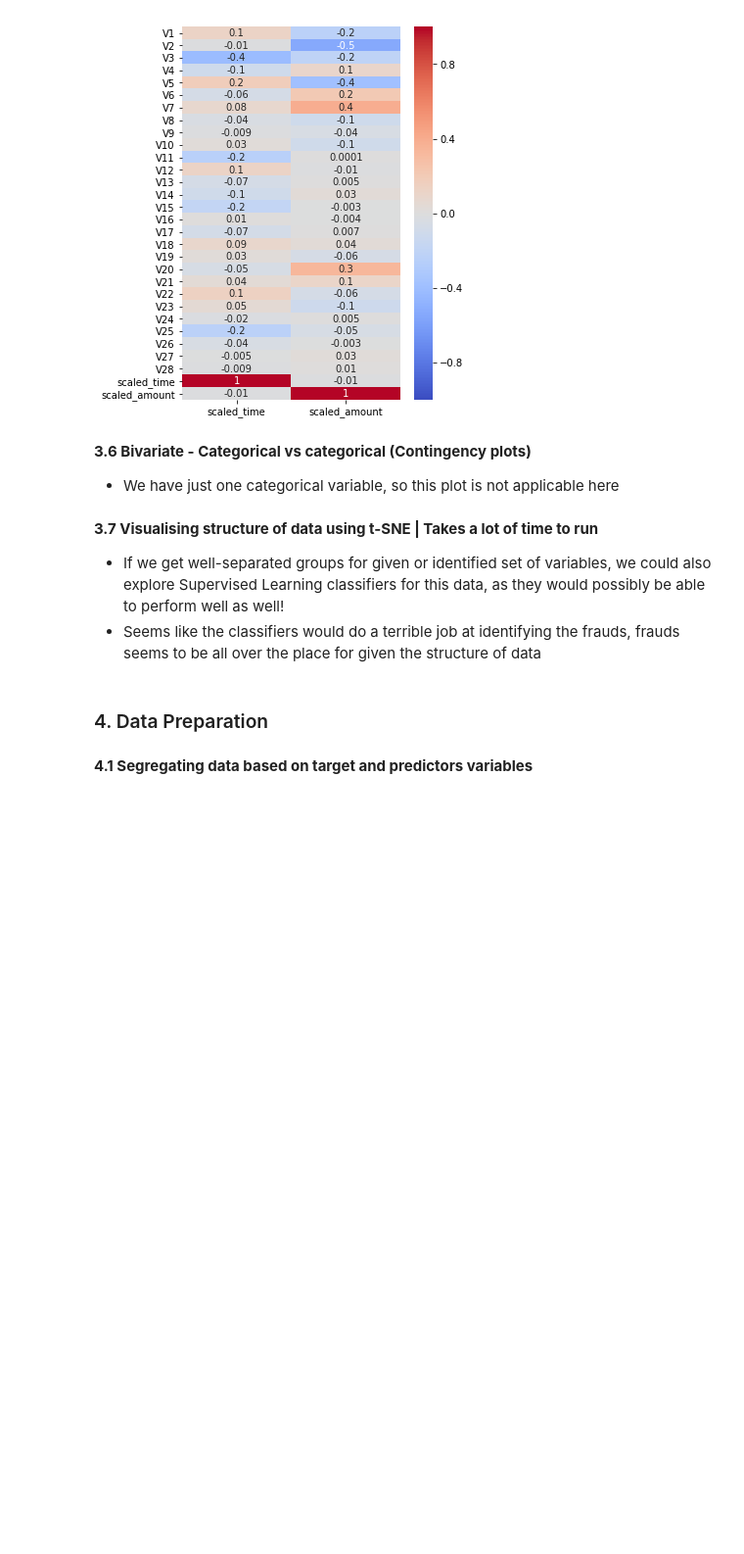
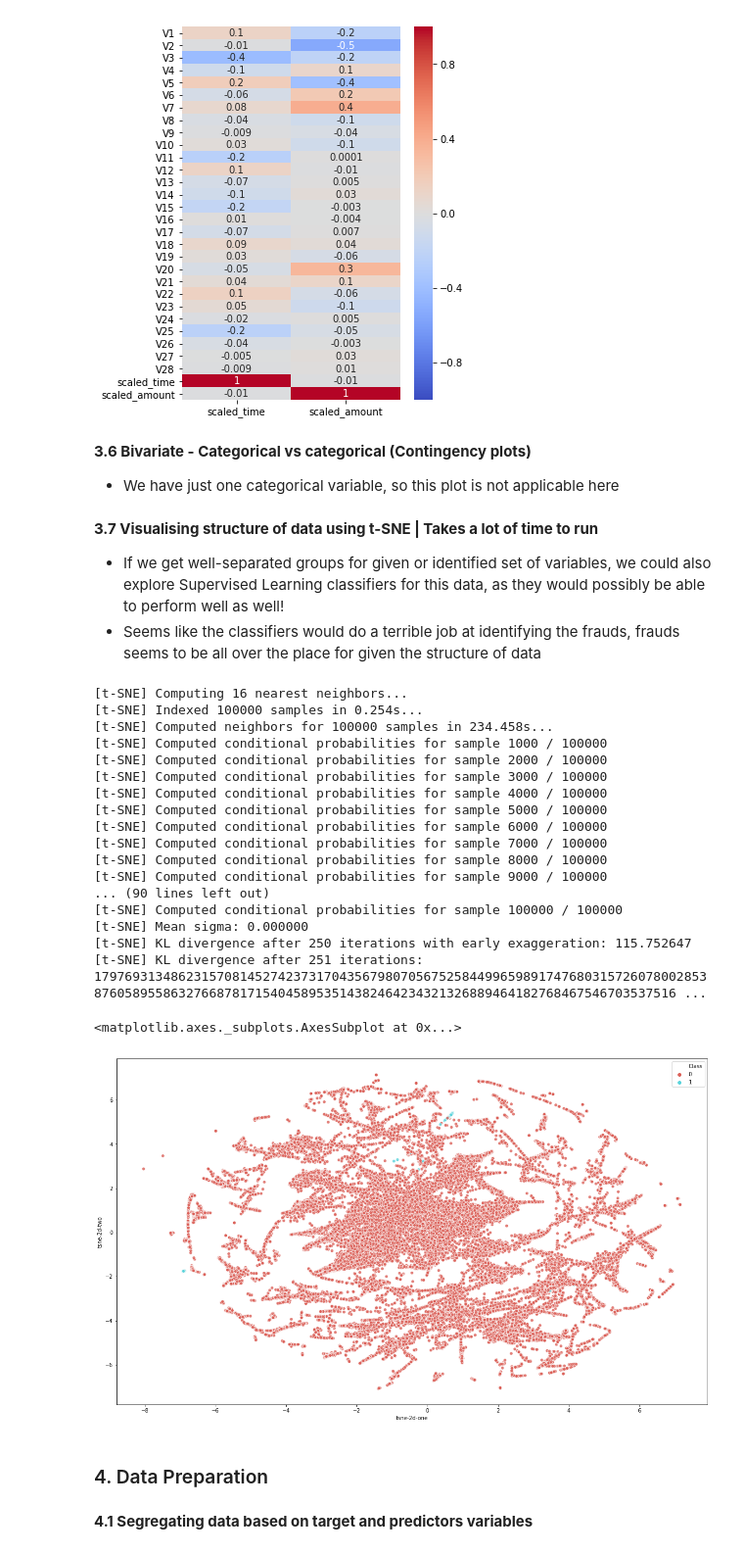
Before and after one commit to SwapnilSParkhe/Machine-Learning, a Jupyter notebook: Projects/Credit Card Fraud Detection/Credit Card Fraud Detection using Anomaly Detection .ipynb, the cells around one changed output. Shown at 98% size. Drawn from its saved outputs; the diff is of its cells as text; code cells hidden in the pictures; blank space fills up the shorter version.

```diff
--- a/Projects/Credit Card Fraud Detection/Credit Card Fraud Detection using Anomaly Detection .ipynb
+++ b/Projects/Credit Card Fraud Detection/Credit Card Fraud Detection using Anomaly Detection .ipynb
@@ -209,6 +212,9 @@ for i, col in enumerate(df.select_dtypes(exclude=['category'])):
     plt.tight_layout()
 # %% [output]
 [figure]
+# %%
+#Storing features which seem to be related less likely, separately (just for further EDA in t-SNE)
+features_less_related = ['V1','V2','V5','V6','V7','V8','V13','V15','V18','V19','V20','V21','V22','V23','V24','V25','V26','V27','V28','scaled_time','scaled_amount']
 # %% [markdown]
 **3.5 Bivariate - Continuous vs continuous (Correlation heatmap)**
 
@@ -236,26 +242,47 @@ sns.heatmap(df.corr()[['scaled_time', 'scaled_amount']], ax=ax, annot=True, fmt=
 - Seems like the classifiers would do a terrible job at identifying the frauds, frauds seems to be all over the place for given the structure of data
 # %%
 """
-
+#Prepping data for t-SNE (sampling followed by removal of features which seem to be less likely related )
 df_1=df.sample(n=100000)
+df_1.drop(features_less_related, axis=1)
 
 tsne = TSNE(n_components=2, perplexity=5, n_iter=250, verbose=1)
-tsne_results = tsne.fit_transform(df_1.drop('Class', axis=1))
+tsne_results = tsne.fit_transform(df_1.drop(['Class'] , axis=1))
 df_2d=pd.DataFrame(df_1["Class"].values.tolist(), columns=["Class"])
 df_2d["tsne-2d-one"]=tsne_results[:,0]
 df_2d["tsne-2d-two"]=tsne_results[:,1]
 
 plt.figure(figsize=(20,12))
 sns.scatterplot(
     x="tsne-2d-one", y="tsne-2d-two",
     hue="Class",
     palette=sns.color_palette("hls", 2),
     data=df_2d,
     legend="full",
     alpha=0.8
 )
 
 """
+# %% [output]
+[t-SNE] Computing 16 nearest neighbors...
+[t-SNE] Indexed 100000 samples in 0.254s...
+[t-SNE] Computed neighbors for 100000 samples in 234.458s...
+[t-SNE] Computed conditional probabilities for sample 1000 / 100000
+[t-SNE] Computed conditional probabilities for sample 2000 / 100000
+[t-SNE] Computed conditional probabilities for sample 3000 / 100000
+[t-SNE] Computed conditional probabilities for sample 4000 / 100000
+[t-SNE] Computed conditional probabilities for sample 5000 / 100000
+[t-SNE] Computed conditional probabilities for sample 6000 / 100000
+[t-SNE] Computed conditional probabilities for sample 7000 / 100000
+[t-SNE] Computed conditional probabilities for sample 8000 / 100000
+[t-SNE] Computed conditional probabilities for sample 9000 / 100000
+... (90 lines left out)
+[t-SNE] Computed conditional probabilities for sample 100000 / 100000
+[t-SNE] Mean sigma: 0.000000
+[t-SNE] KL divergence after 250 iterations with early exaggeration: 115.752647
+[t-SNE] KL divergence after 251 iterations: 179769313486231570814527423731704356798070567525844996598917476803157260780028538760589558632766878171540458953514382464234321326889464182768467546703537516 ...
+<matplotlib.axes._subplots.AxesSubplot at 0x...>
+[figure, added]
 # %% [markdown]
 ### 4. Data Preparation
 # %% [markdown]
```
Also changed, not shown: parts of 4 cells of this notebook.
